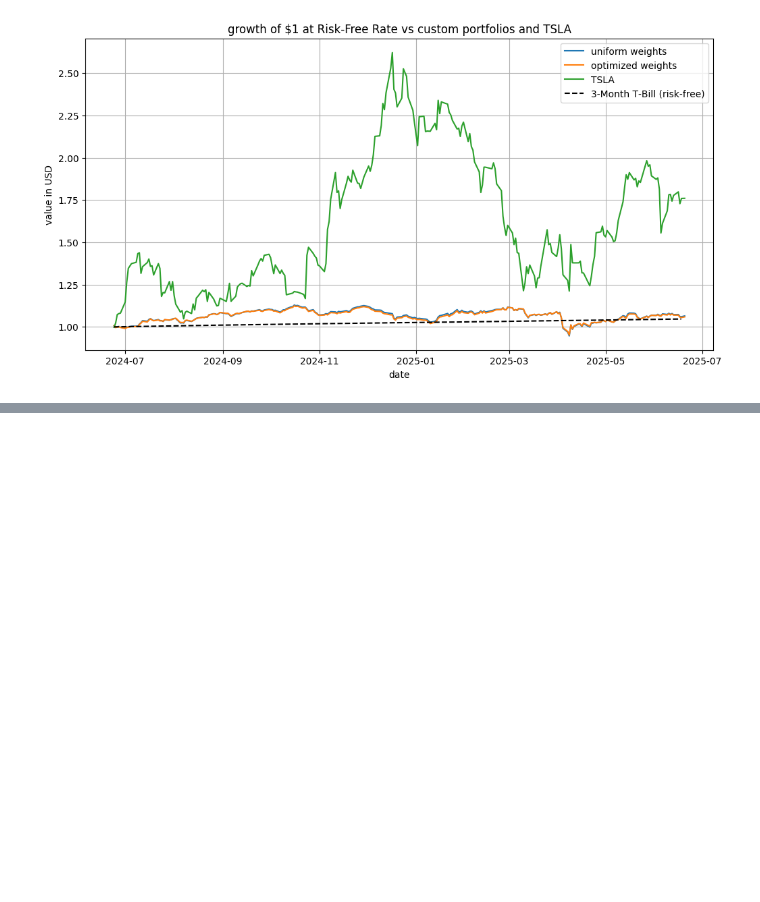
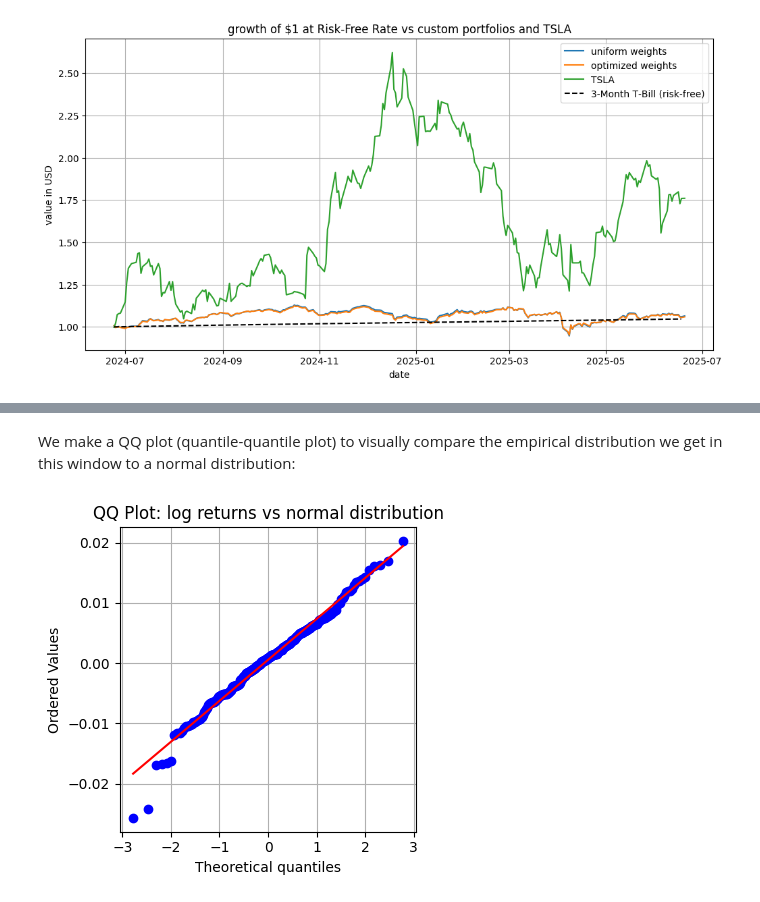
Before and after one commit to aleksmilivojevic/QF-miniprojects, a Jupyter notebook: main.ipynb, the cells around one changed output, grey strips where cells are left out. Drawn from its saved outputs; the diff is of its cells as text; code cells hidden in the pictures; blank space fills up the shorter version.

```diff
--- a/main.ipynb
+++ b/main.ipynb
@@ -479,0 +563,12 @@ plt.show()
+# %% [markdown]
+We make a QQ plot (quantile-quantile plot) to visually compare the empirical distribution we get in this window to a normal distribution:
+# %%
+fig, ax = plt.subplots(figsize=(4,4))
+stats.probplot(window_data, dist="norm", plot=ax)
+
+ax.set_title("QQ Plot: log returns vs normal distribution")
+ax.grid(True)
+plt.tight_layout()
+plt.show()
+# %% [output]
+[figure, added]
```
Also changed, not shown: parts of 57 cells of this notebook.
